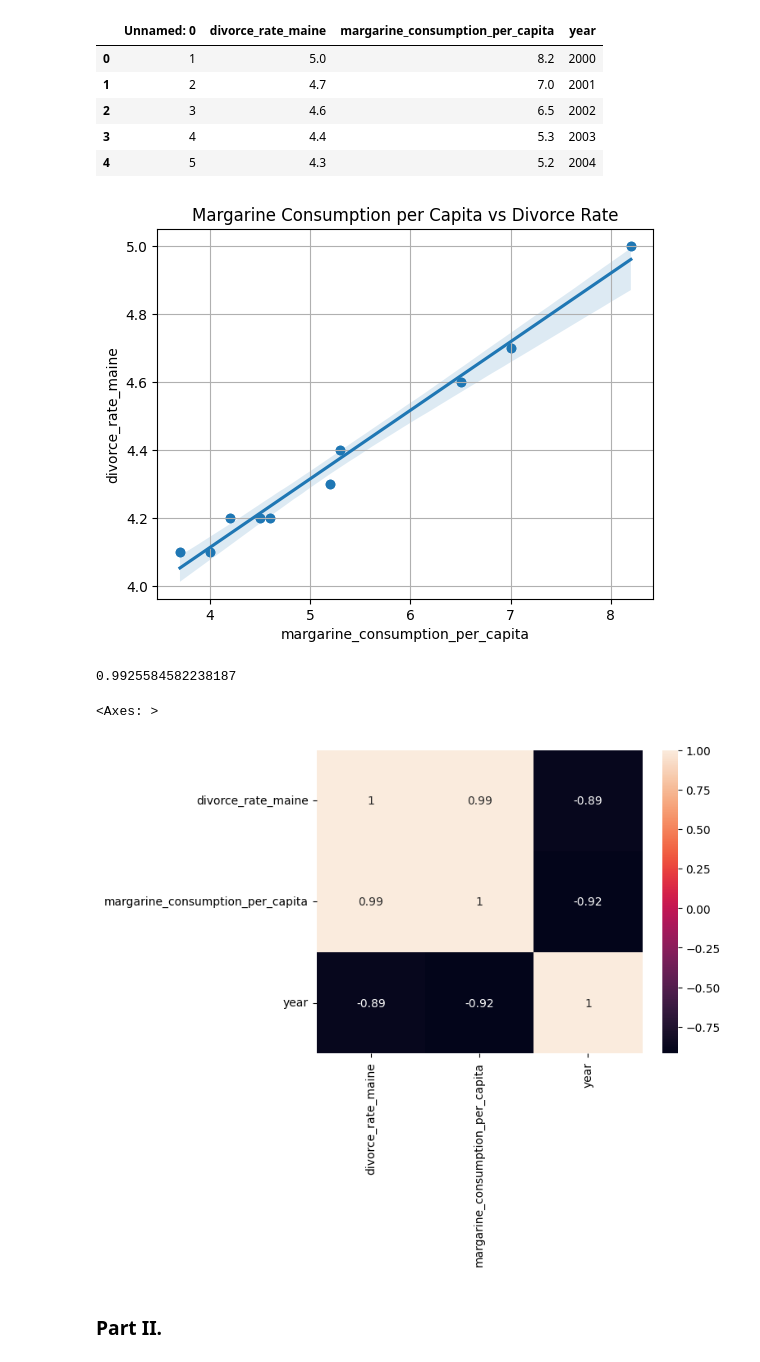
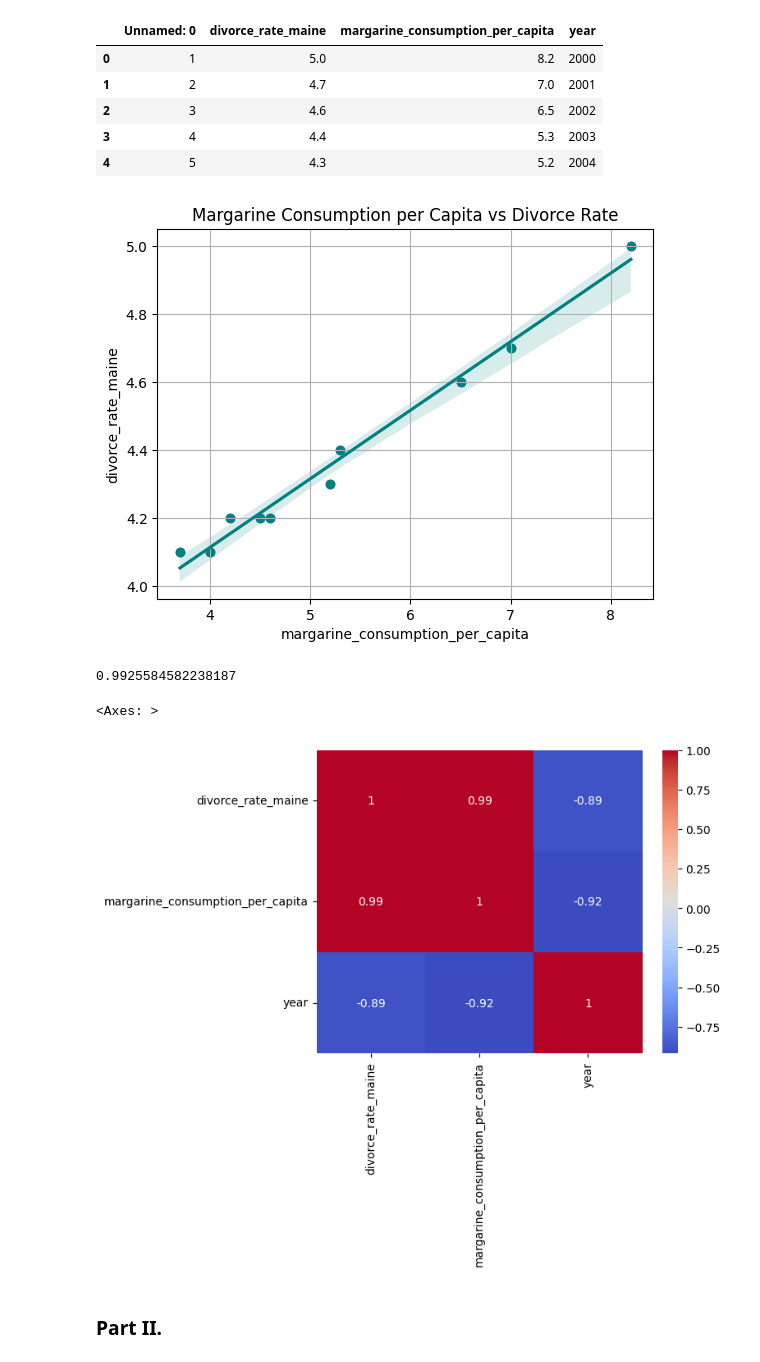
Before and after one commit to samuelnehrer02/CDataScience, a Jupyter notebook: PA2/assignment_2.ipynb, the cells around one changed output. Cells and saved outputs as stored; diff of their text form; code cells hidden in the pictures.

```diff
--- a/PA2/assignment_2.ipynb
+++ b/PA2/assignment_2.ipynb
@@ -11,7 +11,7 @@ import matplotlib.pyplot as plt
 import seaborn as sns
 # %%
 # Lets Load our data
-data1 = pd.read_csv('divorce_margarine.csv')
+data1 = pd.read_csv('../data/divorce_margarine.csv')
 # %%
 # Lets explore the data
 data1.head(5)
@@ -24,21 +24,21 @@ data1.head(5)
 | 4 | 5 | 4.3 | 5.2 | 2004 |
 # %%
 # Lets plot the divorce rates against the margarine consumption
-plt.scatter(data1['margarine_consumption_per_capita'], data1['divorce_rate_maine'])
+plt.scatter(data1['margarine_consumption_per_capita'], data1['divorce_rate_maine'], color='teal')
 # Lets add labels to x and y axis
 plt.xlabel('Margarine Consumption per Capita')
 plt.ylabel('Divorce Rate')
 # Add a grid to the plot
 plt.grid()
 # add a trendline to the plot
-sns.regplot(x=data1['margarine_consumption_per_capita'], y=data1['divorce_rate_maine'], data=data1)
+sns.regplot(x=data1['margarine_consumption_per_capita'], y=data1['divorce_rate_maine'], data=data1, color='teal')
 # Lets add a title to the plot
 plt.title('Margarine Consumption per Capita vs Divorce Rate')
 
 # save this plot as a variable p
 p = plt.show()
 # %% [output]
-[figure, old version]
+[figure, new version]
 # %%
 # Lets calculate the correlation between the two variables
 correlation = data1['margarine_consumption_per_capita'].corr(data1['divorce_rate_maine'])
@@ -47,10 +47,13 @@ print(correlation)
 0.9925584582238187
 # %%
 # we can also visualize a correlation matrix for all the variables in the dataset
-sns.heatmap(data1.corr(), annot=True)
+# at first lets remove the unnamed column
+data1 = data1.drop('Unnamed: 0', axis=1)
+# and visualize the correlation matrix
+sns.heatmap(data1.corr(), annot=True, cmap='coolwarm')
 # %% [output]
 <Axes: >
-[figure, old version]
+[figure, new version]
 # %% [markdown]
 ### Part II.
 # %% [markdown]
```
Also changed, not shown: parts of 13 cells of this notebook.
